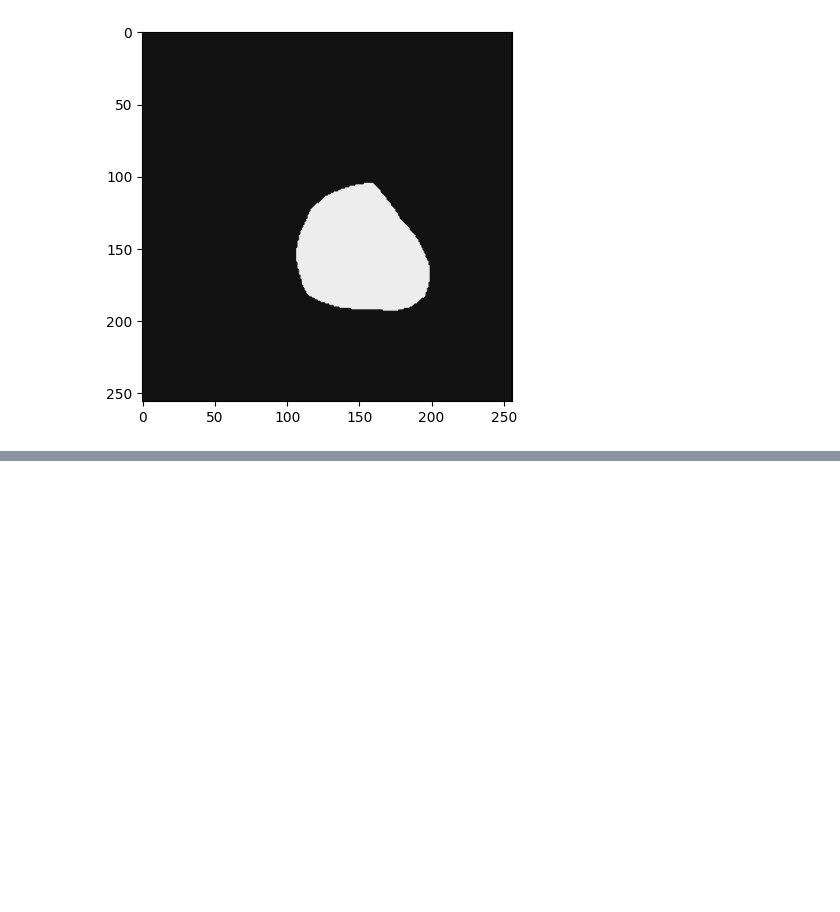
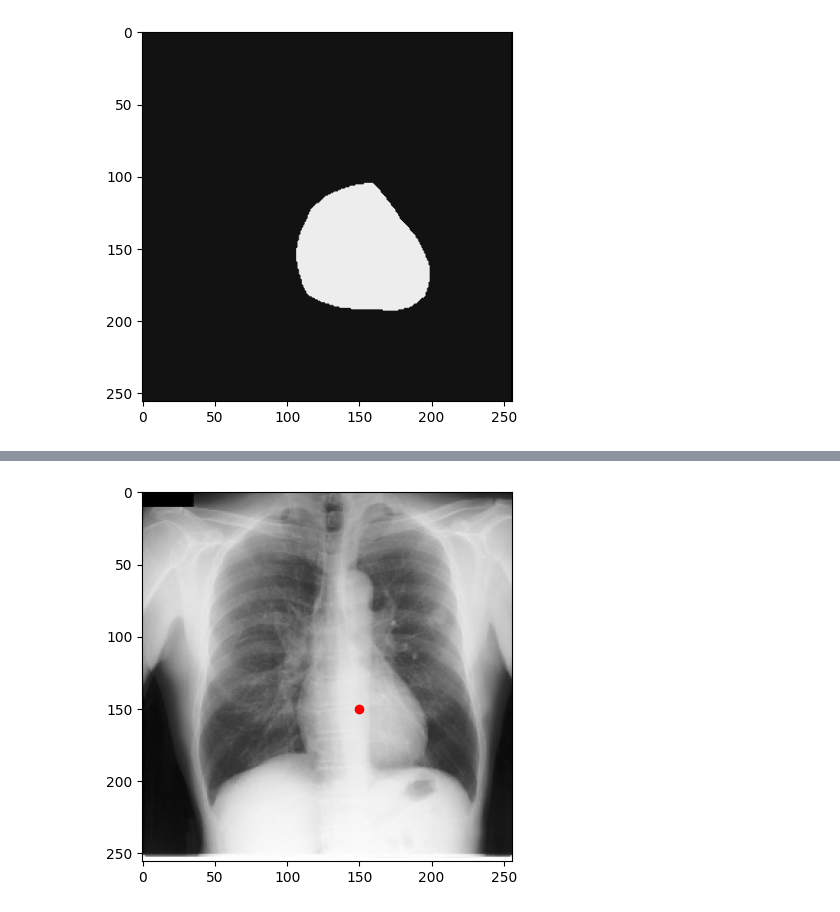
Before and after one commit to tialedencan/Basics-of-data-analysis, a Jupyter notebook: feritai.ipynb, the cells around one changed output, grey strips where cells are left out. Saved outputs shown, nothing was run; the diff lists cells and outputs as text; code cells hidden in the pictures; blank space fills up the shorter version.

```diff
--- a/feritai.ipynb
+++ b/feritai.ipynb
@@ -349,0 +352,23 @@ for epoch in range(epochs):
+# %%
+def polar_transform(image, center, radius):
+  polar_img = cv.warpPolar(
+      image,
+      dsize =(0,0),
+      center = center,
+      maxRadius = radius,
+      flags = cv.WARP_POLAR_LINEAR,
+  )
+  return polar_img
+
+img = cv.imread('data/images/JPCLN001.jpg', cv.IMREAD_GRAYSCALE)
+
+center = (150, 150)
+radius = 150
+
+polar_img = polar_transform(img, center, radius)
+plt.imshow(img, cmap = 'gray')
+plt.scatter(center[0], center[1], color = 'red')
+plt.show()
+#plt.imshow(polar_img, cmap = 'gray')
+# %% [output]
+[figure, added]
```
Also changed, not shown: parts of 3 cells of this notebook.
